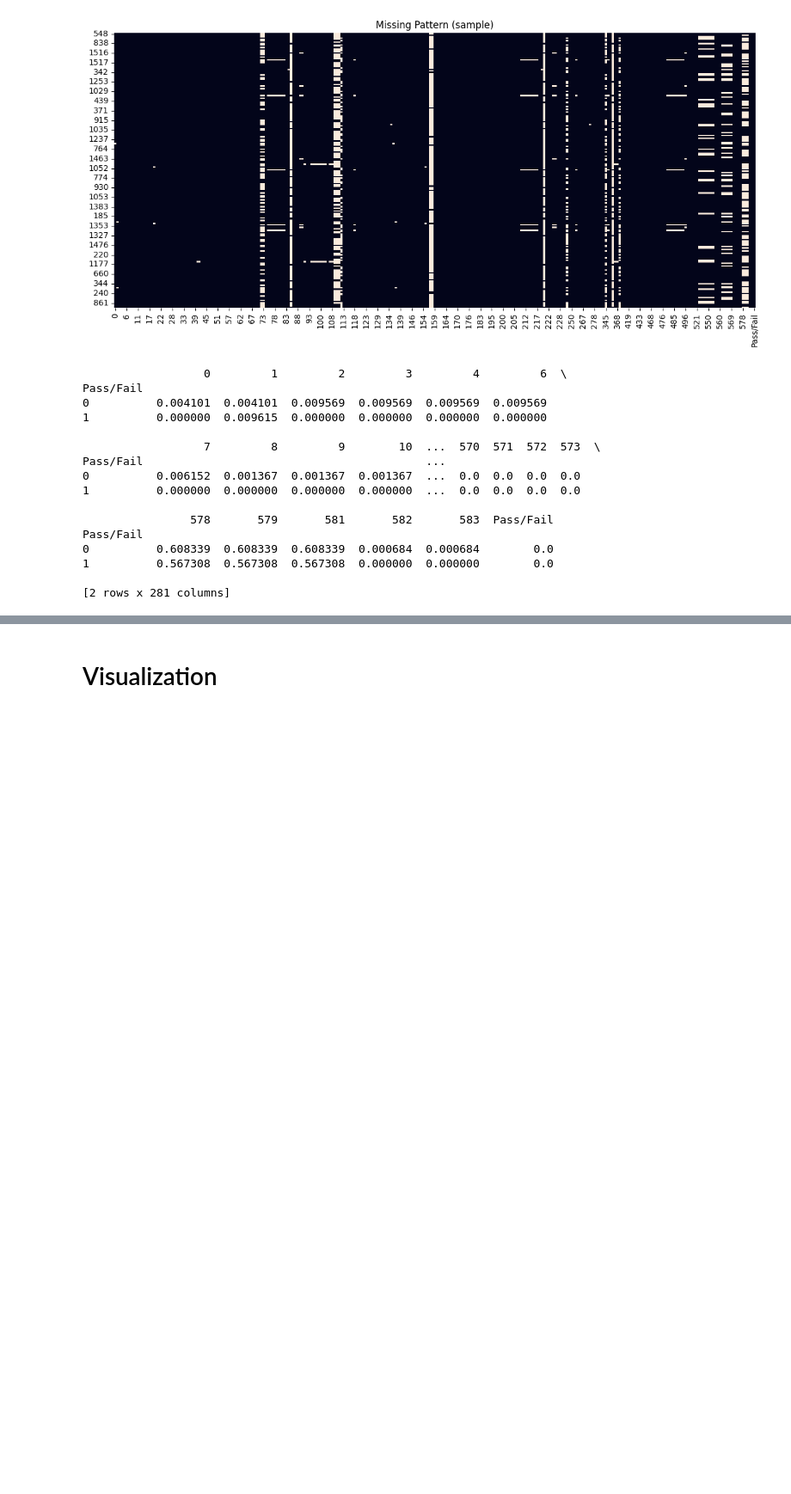
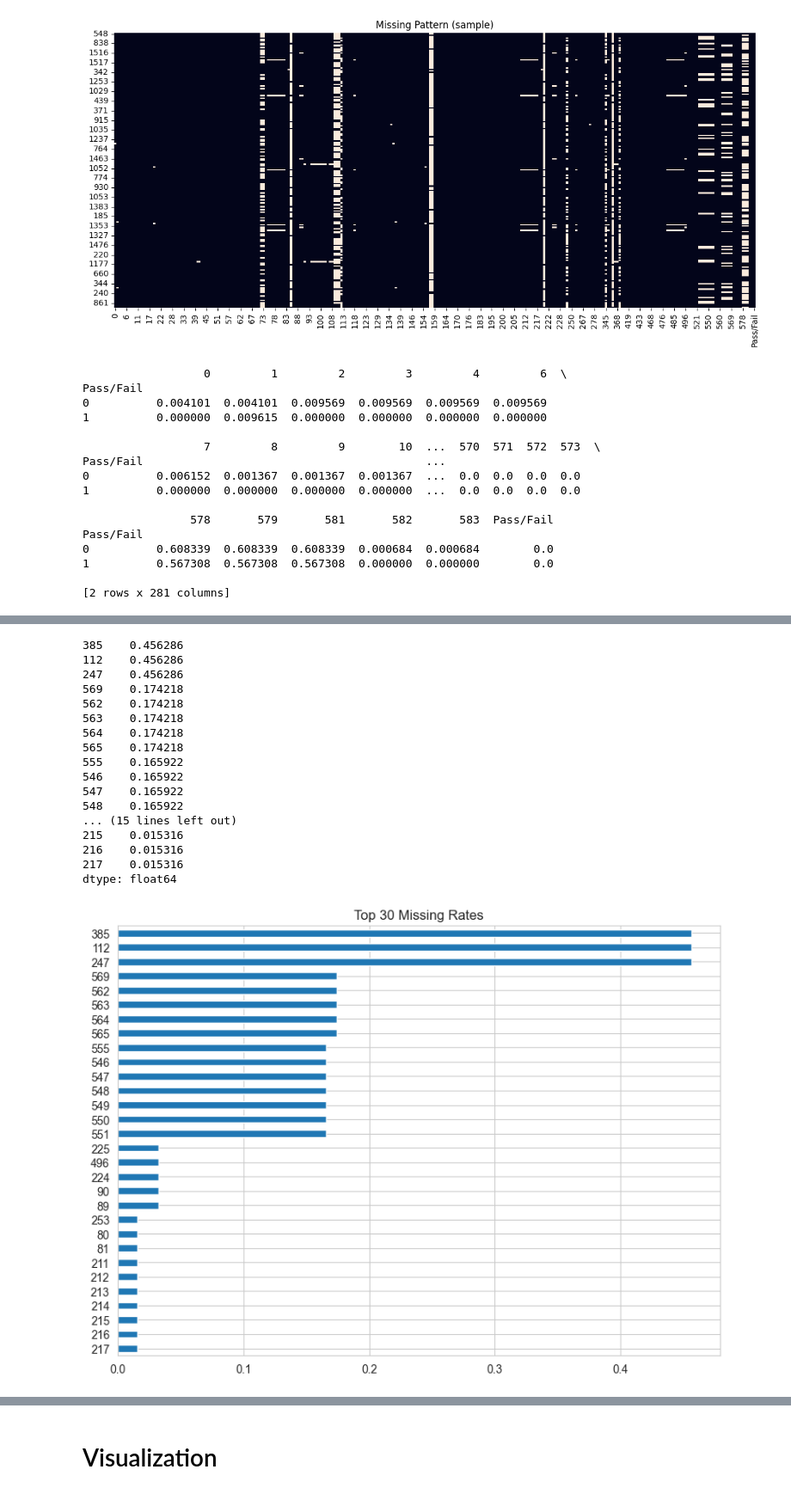
Before and after one commit to yrtny70127/Semiconductor_Quality_Prospect, a Jupyter notebook: SECOM/Semi-defect _finder.ipynb, the cells around one changed output, grey strips where cells are left out. Shown at 86% size. Drawn from its saved outputs; the diff is of its cells as text; code cells hidden in the pictures; blank space fills up the shorter version.

```diff
--- a/SECOM/Semi-defect _finder.ipynb
+++ b/SECOM/Semi-defect _finder.ipynb
@@ -340,33 +352,52 @@ Pass/Fail
 # %%
-# # 1) 컬럼별 결측률 상위 30개
-# missing_rate = df.isna().mean().sort_values(ascending=False)
-# print(missing_rate.head(30))
+# 1) 컬럼별 결측률 상위 30개
+missing_rate = df.isna().mean().sort_values(ascending=False)
+print(missing_rate.head(30))
 
-# plt.figure(figsize=(8, 6))
-# missing_rate.head(30).plot(kind="barh")
-# plt.title("Top 30 Missing Rates")
-# plt.gca().invert_yaxis()
-# plt.tight_layout()
-# plt.show()
+plt.figure(figsize=(8, 6))
+missing_rate.head(30).plot(kind="barh")
+plt.title("Top 30 Missing Rates")
+plt.gca().invert_yaxis()
+plt.tight_layout()
+plt.show()
 
-# # 2) 행별 결측률 분포
-# row_missing = df.isna().mean(axis=1)
+# 2) 행별 결측률 분포
+row_missing = df.isna().mean(axis=1)
 
-# plt.figure(figsize=(6, 4))
-# sns.histplot(row_missing, bins=30, kde=True)
-# plt.title("Row-wise Missing Ratio")
-# plt.tight_layout()
-# plt.show()
+plt.figure(figsize=(6, 4))
+sns.histplot(row_missing, bins=30, kde=True)
+plt.title("Row-wise Missing Ratio")
+plt.tight_layout()
+plt.show()
 
-# # 3) 결측 패턴 히트맵 (샘플 200행)
-# sample = df.sample(min(200, len(df)), random_state=42)
-# plt.figure(figsize=(12, 6))
-# sns.heatmap(sample.isna(), cbar=False)
-# plt.title("Missing Pattern (sample)")
-# plt.tight_layout()
-# plt.show()
+# 3) 결측 패턴 히트맵 (샘플 200행)
+sample = df.sample(min(200, len(df)), random_state=42)
+plt.figure(figsize=(12, 6))
+sns.heatmap(sample.isna(), cbar=False)
+plt.title("Missing Pattern (sample)")
+plt.tight_layout()
+plt.show()
 
-# # 4) 타깃별 결측률 비교 (Pass/Fail 컬럼이 있을 때)
-# if "Pass/Fail" in df.columns:
-#     missing_by_target = df.groupby("Pass/Fail").apply(lambda x: x.isna().mean())
-#     print(missing_by_target.head())
+# 4) 타깃별 결측률 비교 (Pass/Fail 컬럼이 있을 때)
+if "Pass/Fail" in df.columns:
+    missing_by_target = df.groupby("Pass/Fail").apply(lambda x: x.isna().mean())
+    print(missing_by_target.head())
+# %% [output]
+385    0.456286
+112    0.456286
+247    0.456286
+569    0.174218
+562    0.174218
+563    0.174218
+564    0.174218
+565    0.174218
+555    0.165922
+546    0.165922
+547    0.165922
+548    0.165922
+... (15 lines left out)
+215    0.015316
+216    0.015316
+217    0.015316
+dtype: float64
+[figure, added]
```
Also changed, not shown: parts of 16 cells of this notebook, 1 other file.
